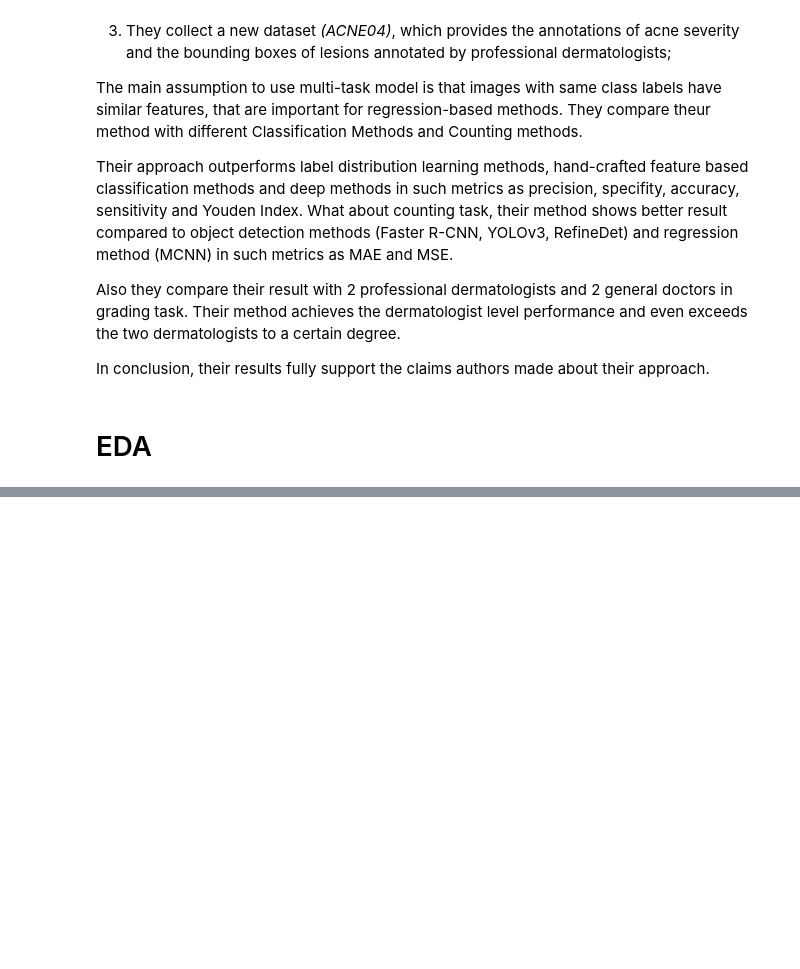
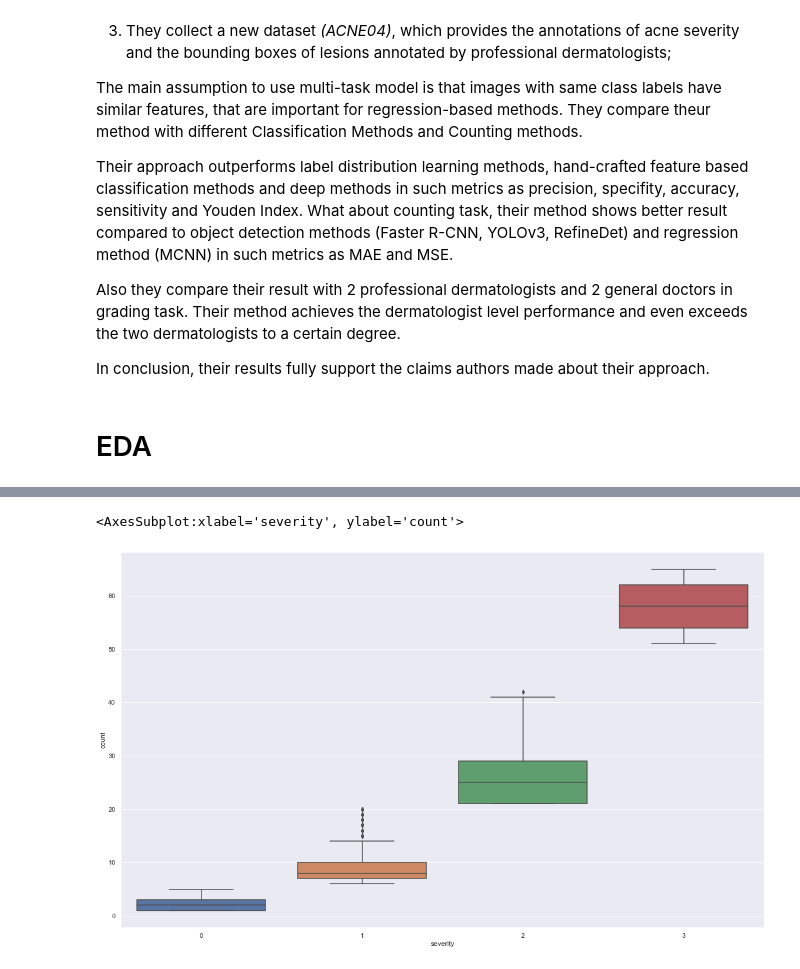
Before and after one commit to SolidCake98/ACNE-Image-analysis, a Jupyter notebook: ACNE_EDA.ipynb, the cells around one changed output, grey strips where cells are left out. Drawn from its saved outputs; the diff is of its cells as text; code cells hidden in the pictures; blank space fills up the shorter version.

```diff
--- a/ACNE_EDA.ipynb
+++ b/ACNE_EDA.ipynb
@@ -47,2 +64,21 @@ test_fold_files = sorted(glob('../Classification/NNEW_test*.txt'))
+# %%
+def bbox_area_covered(bboxes):
+    """
+    Calculate area covered by bboxes
+    """
+    union_area = 0
+    for i in range(len(bboxes)):
+        union_area += bboxes[i]['width'] * bboxes[i]['height']
+        for j in range(i+1, len(bboxes)):
+            x_min = max(bboxes[i]['xmin'], bboxes[j]['xmin'])
+            y_min = max(bboxes[i]['ymin'], bboxes[j]['ymin'])
+            x_max = min(bboxes[i]['xmax'], bboxes[j]['xmax'])
+            y_max = min(bboxes[i]['ymax'], bboxes[j]['ymax'])
+            if x_max < x_min or y_max < y_min:
+                continue
+            else:
+                union_area -= (x_max - x_min) * (y_max - y_min)
+
+    return union_area
 # %%
 def get_boxes(file):
@@ -145,0 +267,5 @@ array([[<AxesSubplot:title={'center':'count'}>,
+# %%
+sns.boxplot(y='count', x='severity', data=acne_img_df)
+# %% [output]
+<AxesSubplot:xlabel='severity', ylabel='count'>
+[figure, added]
```
Also changed, not shown: parts of 65 cells of this notebook, 2 other files.
